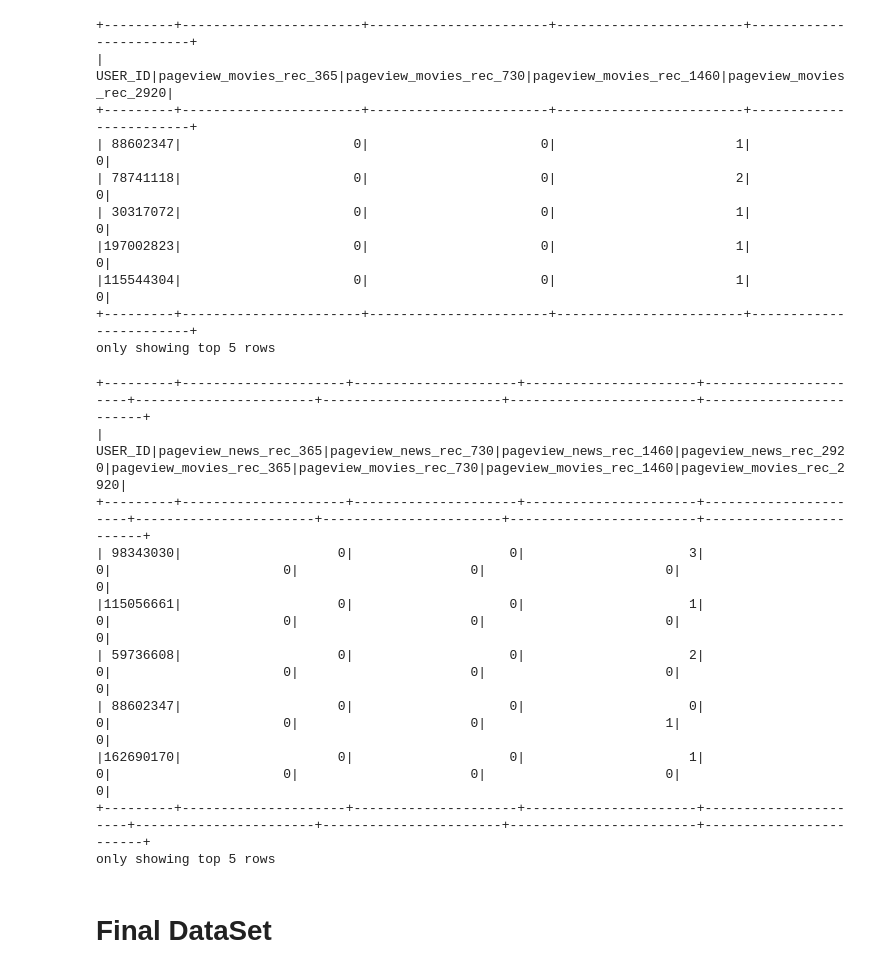
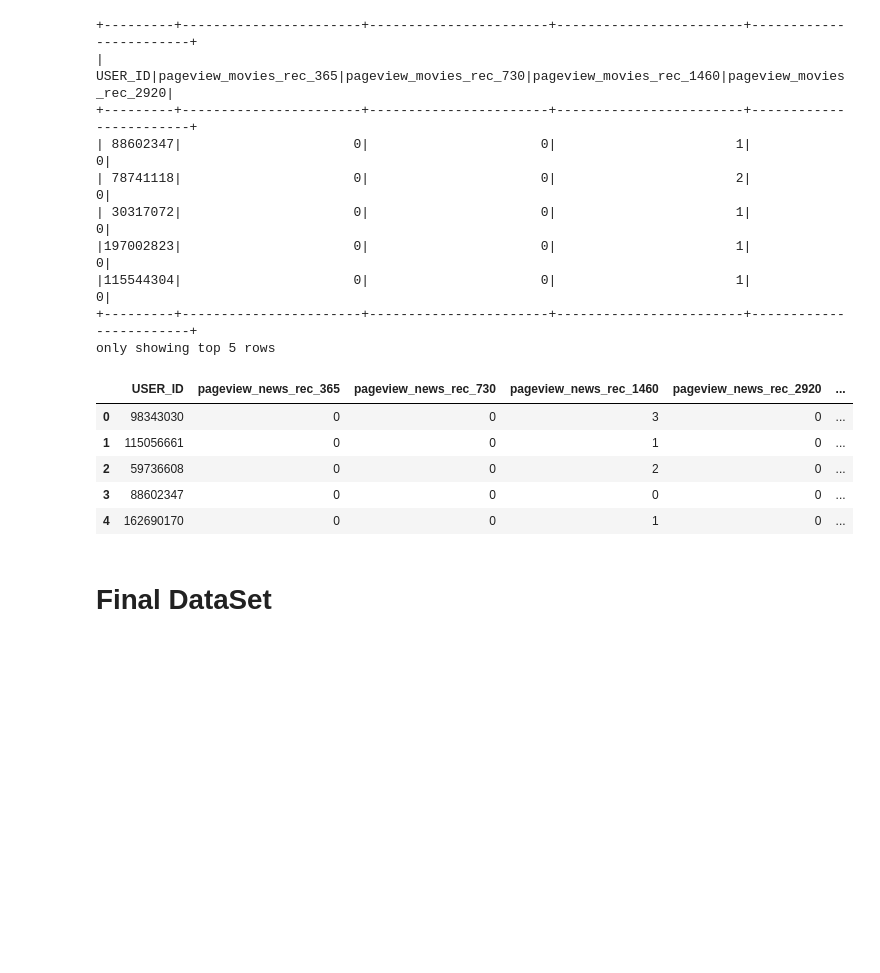
Before and after one commit to ripattna/Project, a Jupyter notebook: Jupyter_Notebook/PySpark/Case-Study-Data-Processing.ipynb, the cells around one changed output. Saved outputs shown, nothing was run; the diff lists cells and outputs as text; code cells hidden in the pictures; blank space fills up the shorter version.

```diff
--- a/Jupyter_Notebook/PySpark/Case-Study-Data-Processing.ipynb
+++ b/Jupyter_Notebook/PySpark/Case-Study-Data-Processing.ipynb
@@ -444,21 +447,17 @@ only showing top 5 rows
 # %%
 # Joining Movie_df vs News_df
 
 result_df = news_df.join(movie_df, 'USER_ID', 'outer').na.fill(0) \
 # select("USER_ID","pageview_news_rec_365","pageview_news_rec_730","pageview_news_rec_1460","pageview_news_rec_2920","pageview_movies_rec_365","pageview_movies_rec_730","pageview_movies_rec_1460","pageview_movies_rec_2920")
 
-result_df.show(5)
+result_df.limit(5).toPandas().head()
 # %% [output]
-+---------+---------------------+---------------------+----------------------+----------------------+-----------------------+-----------------------+------------------------+------------------------+
-|  USER_ID|pageview_news_rec_365|pageview_news_rec_730|pageview_news_rec_1460|pageview_news_rec_2920|pageview_movies_rec_365|pageview_movies_rec_730|pageview_movies_rec_1460|pageview_movies_rec_2920|
-+---------+---------------------+---------------------+----------------------+----------------------+-----------------------+-----------------------+------------------------+------------------------+
-| 98343030|                    0|                    0|                     3|                     0|                      0|                      0|                       0|                       0|
-|115056661|                    0|                    0|                     1|                     0|                      0|                      0|                       0|                       0|
-| 59736608|                    0|                    0|                     2|                     0|                      0|                      0|                       0|                       0|
-| 88602347|                    0|                    0|                     0|                     0|                      0|                      0|                       1|                       0|
-|162690170|                    0|                    0|                     1|                     0|                      0|                      0|                       0|                       0|
-+---------+---------------------+---------------------+----------------------+----------------------+-----------------------+-----------------------+------------------------+------------------------+
-only showing top 5 rows
+|  | USER_ID | pageview_news_rec_365 | pageview_news_rec_730 | pageview_news_rec_1460 | pageview_news_rec_2920 | ... |
+| 0 | 98343030 | 0 | 0 | 3 | 0 | ... |
+| 1 | 115056661 | 0 | 0 | 1 | 0 | ... |
+| 2 | 59736608 | 0 | 0 | 2 | 0 | ... |
+| 3 | 88602347 | 0 | 0 | 0 | 0 | ... |
+| 4 | 162690170 | 0 | 0 | 1 | 0 | ... |
 # %% [markdown]
 # Final DataSet
 # %%
```
Also changed, not shown: parts of 2 cells of this notebook, 1 other file.
